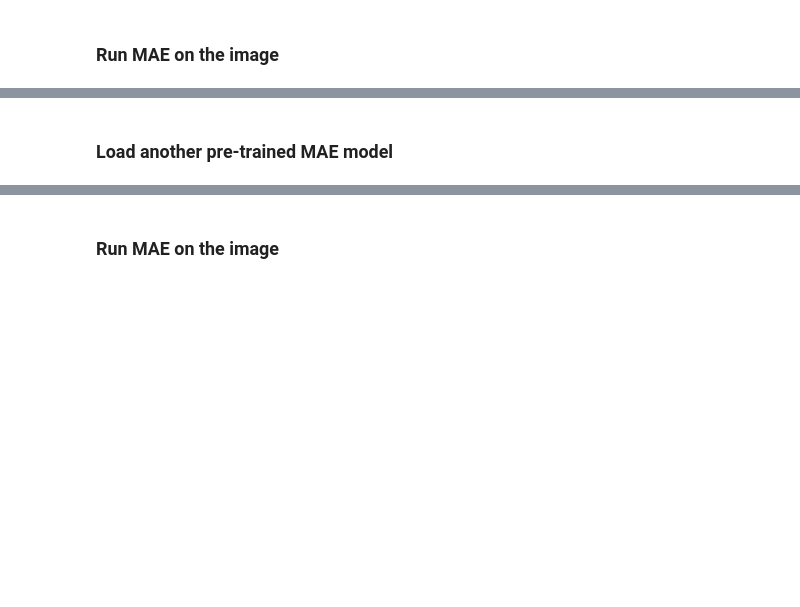
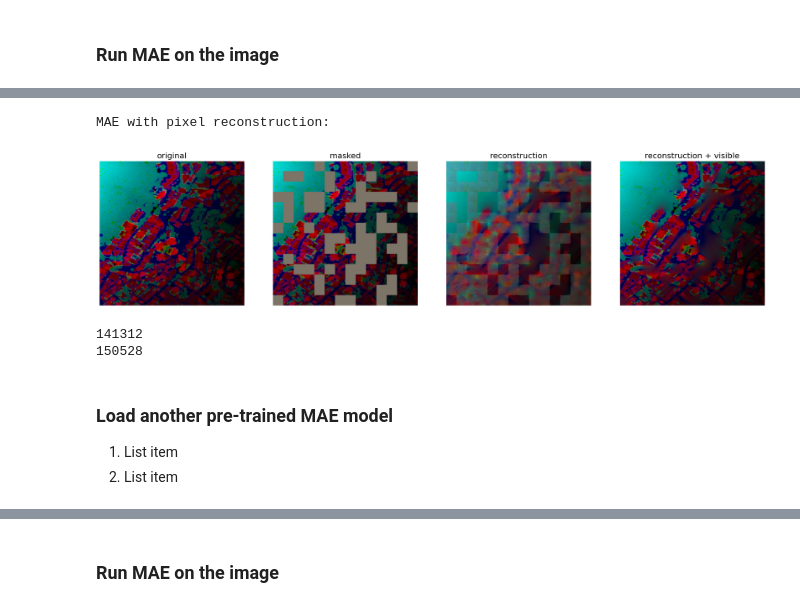
Before and after one commit to eiiijiiiy/mae, a Jupyter notebook: demo/mae_visualize.ipynb, the cells around one changed output, grey strips where cells are left out. Saved outputs shown, nothing was run; the diff lists cells and outputs as text; code cells hidden in the pictures; blank space fills up the shorter version.

```diff
--- a/demo/mae_visualize.ipynb
+++ b/demo/mae_visualize.ipynb
@@ -159,5 +191,32 @@ MAE with pixel reconstruction:
+# %%
+# make random mask reproducible (comment out to make it change)
+torch.manual_seed(2)
+print('MAE with pixel reconstruction:')
+img2_path = "/content/data/block1/proj_cedd.png"
+img = Image.open(img1_path)
+img = img.resize((224, 224))
+img = np.array(img) / 255.
+
+assert img.shape == (224, 224, 3)
+
+# normalize by ImageNet mean and std
+img = img - imagenet_mean
+img = img / imagenet_std
+latent = run_one_image(img, model_mae)
+# %% [output]
+MAE with pixel reconstruction:
+[figure, added]
+# %%
+print(latent.shape[0] * latent.shape[1] * latent.shape[2])
+print(img.shape[0] * img.shape[1] * img.shape[2])
+# %% [output]
+141312
+150528
 # %% [markdown]
 ### Load another pre-trained MAE model
+
+1.   List item
+2.   List item
 # %%
 # This is an MAE model trained with an extra GAN loss for more realistic generation (ViT-Large, training mask ratio=0.75)
 
```
Also changed, not shown: parts of 12 cells of this notebook.
